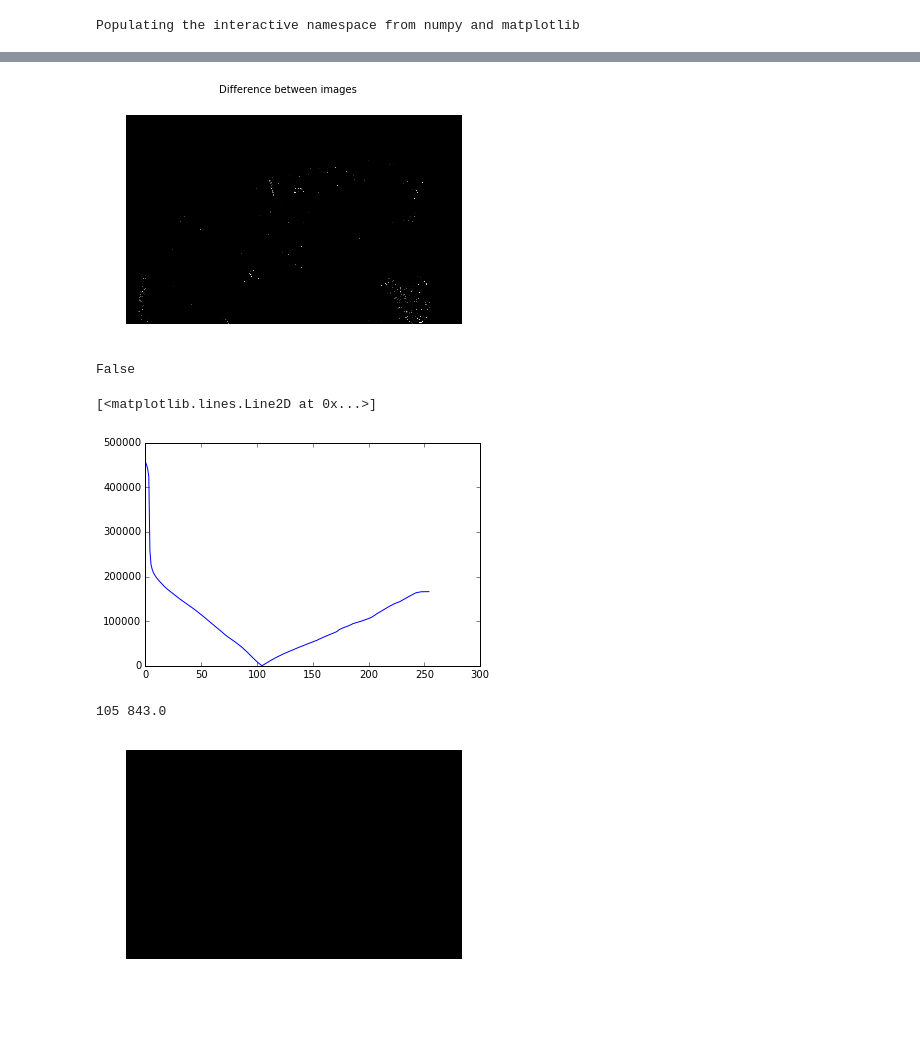
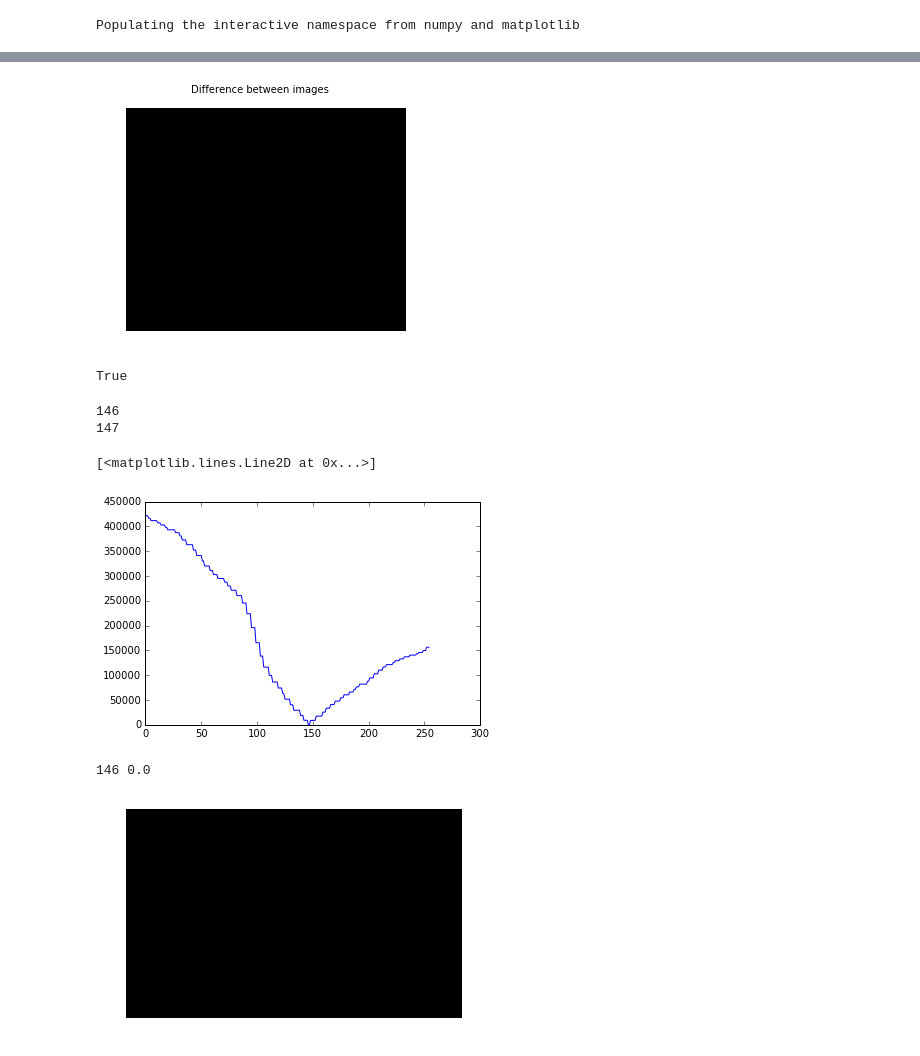
Before and after one commit to NLeSC/SalientDetector-python, a Jupyter notebook: Notebooks/Test_Binarizer.ipynb, the cells around one changed output, grey strips where cells are left out. Cells and saved outputs as stored; diff of their text form; code cells hidden in the pictures; blank space fills up the shorter version.

```diff
--- a/Notebooks/Test_Binarizer.ipynb
+++ b/Notebooks/Test_Binarizer.ipynb
@@ -13,7 +13,7 @@ import scipy.io as sio
 Populating the interactive namespace from numpy and matplotlib
 # %%
 #Load the image
-path_to_image = '../tests/images/Gray/gray.png'
+path_to_image = '../tests/images/Gray/Gray_scale.png'
 img = cv2.imread(path_to_image, cv2.IMREAD_GRAYSCALE)
 sr.show_image(img)
 # %% [output]
@@ -27,4 +38,5 @@ binarizer = sr.DatadrivenBinarizer( lam=27,
                  num_levels=255,
                  connectivity=8)
 # %%
-t, binarized = binarizer.binarize_withthreshold(img, visualize=False)
+pylab.rcParams['figure.figsize'] = (10., 5.)
+t, binarized = binarizer.binarize_withthreshold(img, visualize=True)
@@ -35,5 +53,5 @@ threshold:  105 true threshold 106
 # %%
-binarized_true = cv2.imread('../tests/images/Gray/gray_data_binarization.png', cv2.IMREAD_GRAYSCALE)
+binarized_true = cv2.imread('../tests/images/Gray/Binarization_data_driven.png', cv2.IMREAD_GRAYSCALE)
 sr.show_image(binarized_true)
 sr.image_diff(binarized, binarized_true)
 # %% [output]
@@ -42,11 +60,11 @@ sr.image_diff(binarized, binarized_true)
 False
 # %%
 #See if the matlab image is binarized according to the threshold that it should
-_, binarized106 = cv2.threshold(img, 104, 255, cv2.THRESH_BINARY)
-sr.image_diff(binarized106, binarized_true)
+_, binarized146 = cv2.threshold(img, 146, 255, cv2.THRESH_BINARY)
+sr.image_diff(binarized146, binarized_true)
 # %% [output]
-[figure, old version]
+[figure, new version]
-False
+True
 # %%
 differences = np.zeros(255)
 for t in xrange(0, 255):
@@ -56,12 +74,14 @@ for t in xrange(0, 255):
        print t
 plt.plot(differences)
 # %% [output]
-[<matplotlib.lines.Line2D at 0x...>]
+146
+147
+[<matplotlib.lines.Line2D at 0x...>]
-[figure, old version]
+[figure, new version]
 # %%
 print differences.argmin(), differences.min()
 # %% [output]
-105 843.0
+146 0.0
 # %%
 sr.show_image(binarized_t)
 # %% [output]
```
Also changed, not shown: parts of 5 cells of this notebook.
